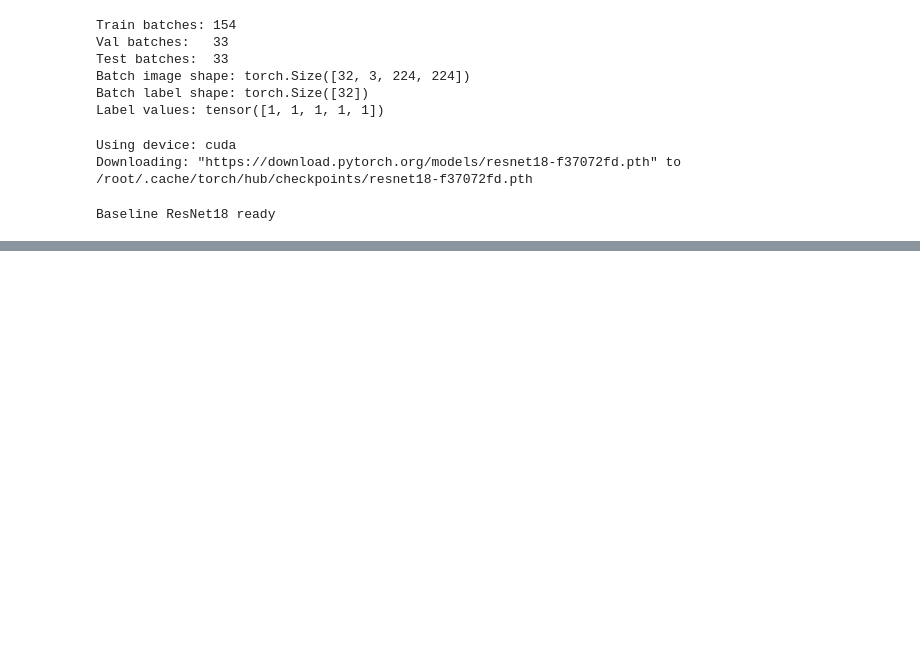
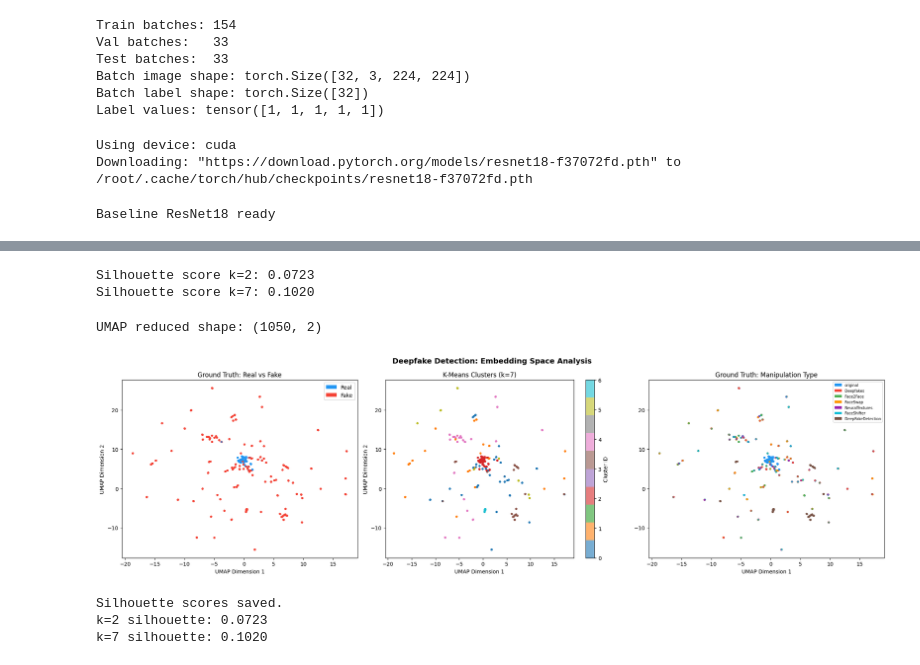
Before and after one commit to rino-genistus/DeepFake-Detection, a Jupyter notebook: deepfake_detection.ipynb, the cells around one changed output, grey strips where cells are left out. Saved outputs shown, nothing was run; the diff lists cells and outputs as text; code cells hidden in the pictures; blank space fills up the shorter version.

```diff
--- a/deepfake_detection.ipynb
+++ b/deepfake_detection.ipynb
@@ -646,0 +700,74 @@ pip install umap-learn -q
+# %%
+#K-Means Clustering
+
+kmeans_2 = KMeans(n_clusters=2, random_state=42, n_init=10)
+kmeans_7 = KMeans(n_clusters=7, random_state=42, n_init=10)
+
+clusters2 = kmeans_2.fit_predict(embeddings)
+clusters7 = kmeans_7.fit_predict(embeddings)
+
+sil_2 = silhouette_score(embeddings, clusters2)
+sil_7 = silhouette_score(embeddings, clusters7)
+print(f"Silhouette score k=2: {sil_2:.4f}")
+print(f"Silhouette score k=7: {sil_7:.4f}")
+# %% [output]
+Silhouette score k=2: 0.0723
+Silhouette score k=7: 0.1020
+# %%
+#UMAP dimensionality reduction
+reducer = umap.UMAP(n_components=2, n_neighbors=15, min_dist=0.1, random_state=42)
+reduced = reducer.fit_transform(embeddings)
+print(f"UMAP reduced shape: {reduced.shape}")
+# %% [output]
+UMAP reduced shape: (1050, 2)
+# %%
+#Visualization
+from matplotlib.patches import Patch
+
+fig, axes = plt.subplots(1, 3, figsize=(21, 6))
+fig.suptitle('Deepfake Detection: Embedding Space Analysis', fontsize=14, fontweight='bold')
+#Real vs Fake
+colors_binary = ['#2196F3' if l == 0 else '#F44336' for l in embed_labels]
+axes[0].scatter(reduced[:, 0], reduced[:, 1], c=colors_binary, alpha=0.6, s=8)
+axes[0].set_title('Ground Truth: Real vs Fake')
+axes[0].set_xlabel('UMAP Dimension 1')
+axes[0].set_ylabel('UMAP Dimension 2')
+legend_elements = [Patch(facecolor='#2196F3', label='Real'), Patch(facecolor='#F44336', label='Fake')]
+axes[0].legend(handles=legend_elements, loc='upper right')
+# Plot 2: K-Means clusters (k=7)
+cmap = plt.colormaps['tab10']
+scatter = axes[1].scatter(reduced[:, 0], reduced[:, 1], c=clusters7, cmap='tab10', alpha=0.6, s=8)
+axes[1].set_title('K-Means Clusters (k=7)')
+axes[1].set_xlabel('UMAP Dimension 1')
+axes[1].set_ylabel('UMAP Dimension 2')
+plt.colorbar(scatter, ax=axes[1], label='Cluster ID')
+# Plot 3: Manipulation type
+category_colors = {
+    'original':          '#2196F3',
+    'Deepfakes':         '#F44336',
+    'Face2Face':         '#4CAF50',
+    'FaceSwap':          '#FF9800',
+    'NeuralTextures':    '#9C27B0',
+    'FaceShifter':       '#00BCD4',
+    'DeepFakeDetection': '#795548'
+}
+colors_type = [category_colors.get(t, '#999999') for t in types_test]
+axes[2].scatter(reduced[:, 0], reduced[:, 1],
+                c=colors_type, alpha=0.6, s=8)
+axes[2].set_title('Ground Truth: Manipulation Type')
+axes[2].set_xlabel('UMAP Dimension 1')
+legend_elements_types = [Patch(facecolor=v, label=k) for k, v in category_colors.items()]
+axes[2].legend(handles=legend_elements_types, loc='upper right', fontsize=7)
+
+plt.tight_layout()
+plt.savefig('/kaggle/working/umap_clustering.png', dpi=150, bbox_inches='tight')
+plt.show()
+
+print(f"Silhouette scores saved.")
+print(f"k=2 silhouette: {sil_2:.4f}")
+print(f"k=7 silhouette: {sil_7:.4f}")
+# %% [output]
+[figure, added]
+Silhouette scores saved.
+k=2 silhouette: 0.0723
+k=7 silhouette: 0.1020
```
Also changed, not shown: parts of 18 cells of this notebook.
